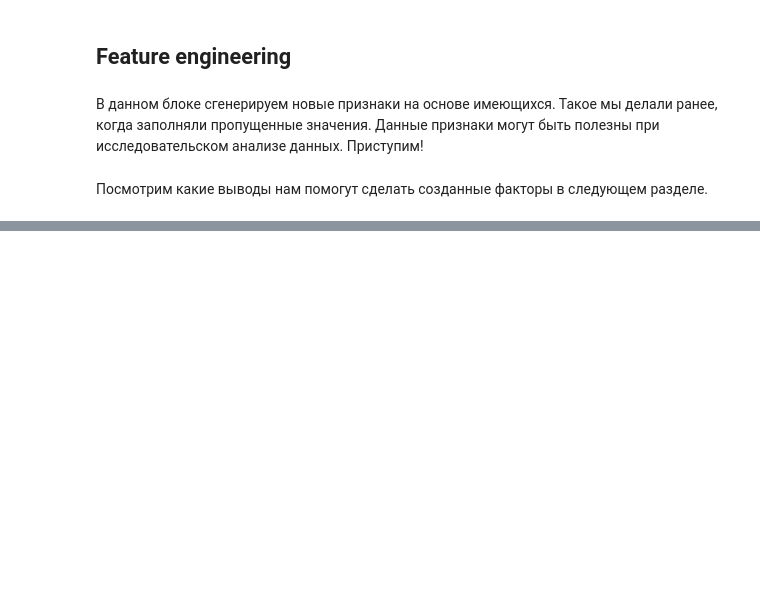
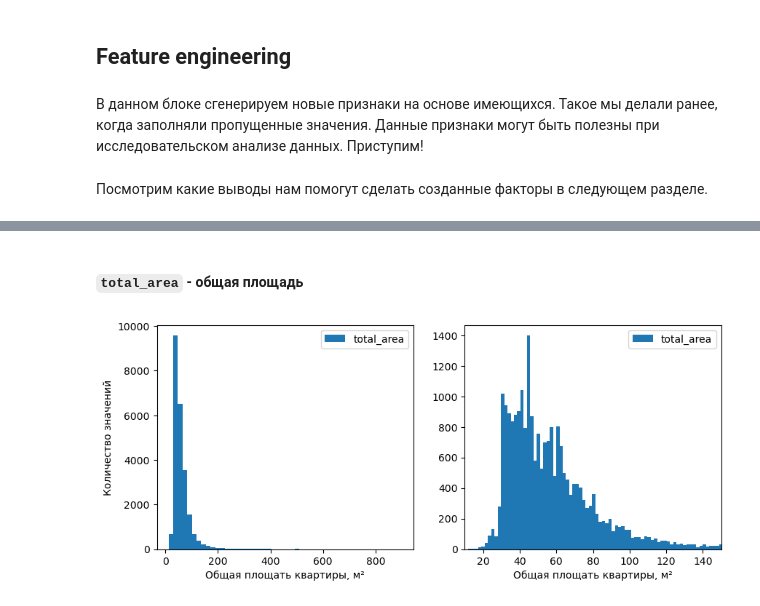
Before and after one commit to max150797/DataScience_Projects, a Jupyter notebook: Проекты по анализу данных/Исследование рынка недвижимости в Санкт-Петербурге/Разведывательный анализ данных.ipynb, the cells around one changed output, grey strips where cells are left out. Cells and saved outputs as stored; diff of their text form; code cells hidden in the pictures; blank space fills up the shorter version.

```diff
--- a/Проекты по анализу данных/Исследование рынка недвижимости в Санкт-Петербурге/Разведывательный анализ данных.ipynb
+++ b/Проекты по анализу данных/Исследование рынка недвижимости в Санкт-Петербурге/Разведывательный анализ данных.ipynb
@@ -427,2 +457,2 @@ for factor in dist_factors:
 # %%
-#TODO
+data['ceiling_height'] = data['ceiling_height'].apply(lambda x: x/10 if x>=10 else x)
@@ -442,8 +474,8 @@ def floor_type(current_floor, floors_total):
     except:
         return 'не удалось определить этаж'
 # %%
-# цена за один квадратный метр
-data['rub_per_metr'] = data['last_price']/data['total_area']
+# цена за один квадратный метр в тысячах рублей
+data['thousand_rub_per_metr'] = data['last_price']/data['total_area']/1000
 
 # день недели публикации объявления
 data['day_exposition'] = data['first_day_exposition'].dt.day
@@ -458,7 +490,10 @@ data['year_exposition'] = data['first_day_exposition'].dt.year
 data['floor_type'] = data.apply(lambda row: floor_type(row['floor'],row['floors_total']), axis=1)
 
 # расстояние до центра города в километрах (тип данных оставим float, так как сохранили nan'ы)
-data['center_km'] = data['cityCenters_nearest']/1000
+data['center_km'] = np.round(data['cityCenters_nearest']/1000,0)
+
+# цена за один квадратный метр
+data['last_price_mln'] = data['last_price']/1000000
 # %% [markdown]
 Посмотрим какие выводы нам помогут сделать созданные факторы в следующем разделе.
 # %% [markdown]
@@ -467,0 +517,16 @@ data['center_km'] = data['cityCenters_nearest']/1000
+# %% [markdown]
+#### `total_area` - общая площадь
+# %%
+fig, axes = plt.subplots(1, 2, figsize=(10, 4))
+data.plot(kind='hist', y='total_area', bins=50, ax=axes[0])
+data.plot(kind='hist', y='total_area', bins=500, ax=axes[1], xlim=(10, 150))
+
+axes[0].set_ylabel('Количество значений')
+axes[1].set_ylabel('')
+
+axes[0].set_xlabel('Общая площать квартиры, м²')
+axes[1].set_xlabel('Общая площать квартиры, м²')
+
+plt.show()
+# %% [output]
+[figure, added]
```
Also changed, not shown: parts of 63 cells of this notebook.
